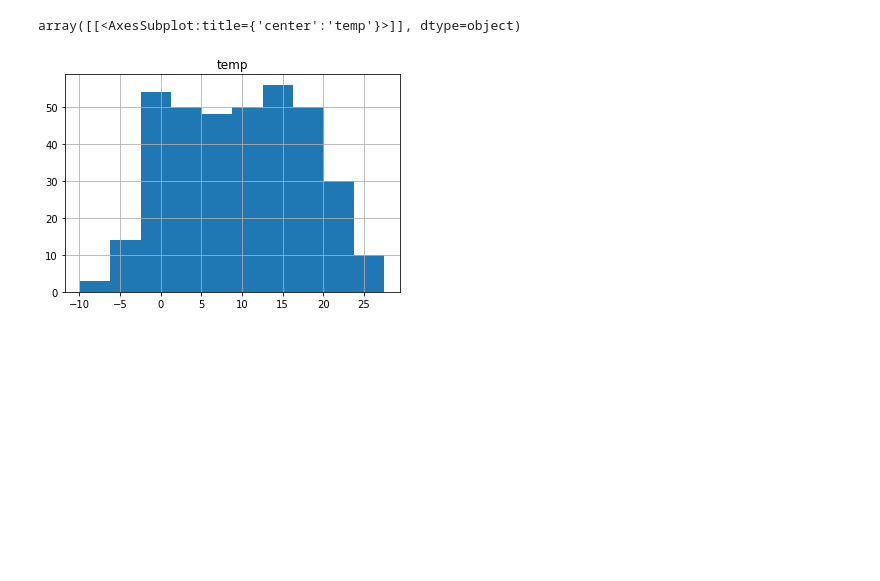
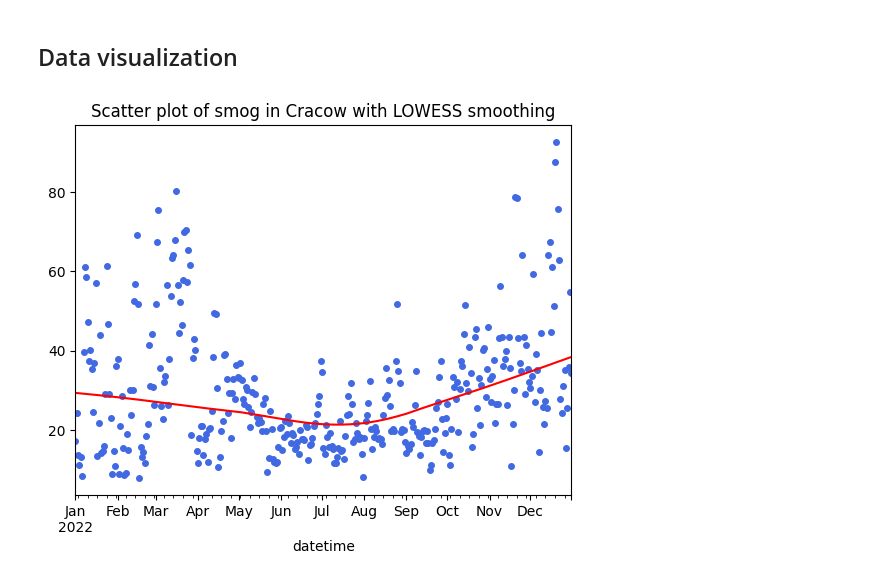
Before and after one commit to joannanuzka/DA_project, a Jupyter notebook: read_data.ipynb, the cells around one changed output. Cells and saved outputs as stored; diff of their text form; code cells hidden in the pictures; blank space fills up the shorter version.

```diff
--- a/read_data.ipynb
+++ b/read_data.ipynb
@@ -18,5 +11,19 @@ data.to_excel('smog_weather_data.xlsx')
-# %%
-data.hist('temp') # Histogram temperatury
-# %% [output]
-array([[<AxesSubplot:title={'center':'temp'}>]], dtype=object)
-[figure, removed]
+# %%
+cols_to_drop = weather.columns[-5:]
+weather = weather.drop(columns=cols_to_drop).set_index('datetime')
+# %%
+polution = polution.iloc[:, [0, -1]].set_index('Data')
+weather.index = pd.to_datetime(weather.index)
+polution.index = pd.to_datetime(polution.index, format='mixed')
+# %%
+data = pd.merge(weather, polution, left_index=True, right_index=True).rename(columns={'mean': 'smog'}).drop(columns=['name', 'preciptype','sunrise', 'sunset'])
+# %% [markdown]
+## Data visualization
+# %%
+data.smog.plot(style='.', markersize=8, color='royalblue')
+smoothed = lowess(data.smog.values, data.smog.index)
+plt.plot(smoothed[:, 0].astype('datetime64[ns]'), smoothed[:, 1], color='red')
+plt.title('Scatter plot of smog in Cracow with LOWESS smoothing')
+plt.show()
+# %% [output]
+[figure, added]
```
Also changed, not shown: parts of 10 cells of this notebook.
